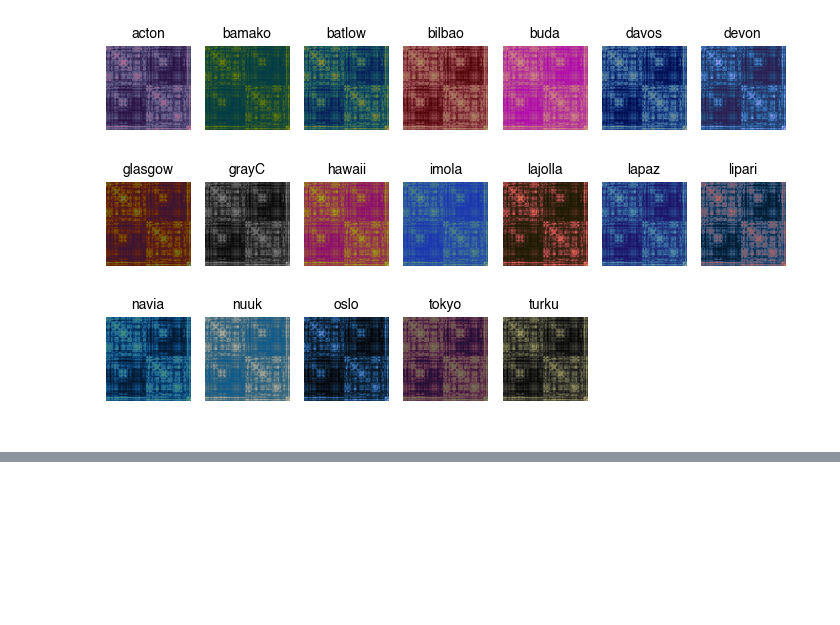
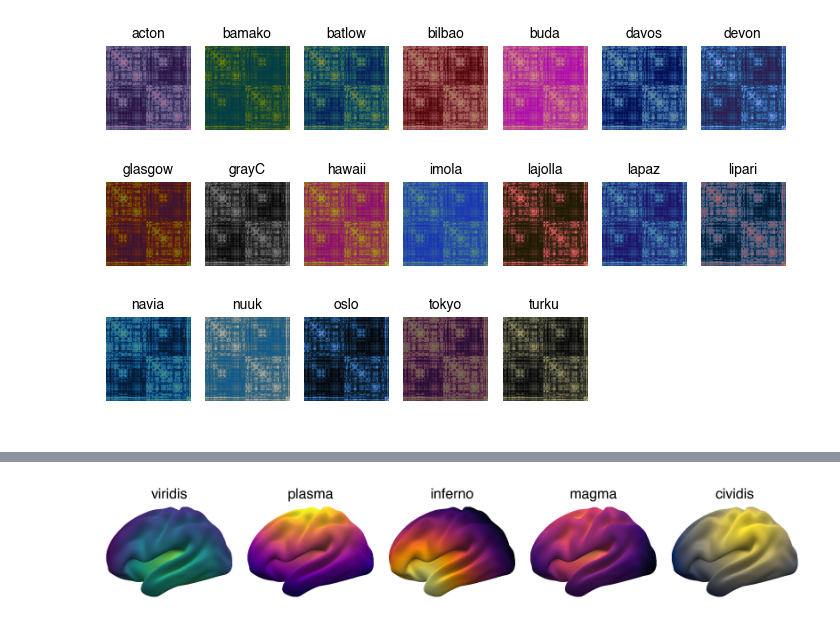
Before and after one commit to leon-k-martin/bss-plot, a Jupyter notebook: docs/intro.ipynb, the cells around one changed output, grey strips where cells are left out. Saved outputs shown, nothing was run; the diff lists cells and outputs as text; code cells hidden in the pictures; blank space fills up the shorter version.

```diff
--- a/docs/intro.ipynb
+++ b/docs/intro.ipynb
@@ -244,0 +244,23 @@ plt.show()
+# %%
+palettes_matplotlib = ["viridis", "plasma", "inferno", "magma", "cividis"]
+nrow = 1
+ncol = len(palettes_matplotlib)
+
+# Create a grid for displaying all sequential palettes
+fig, axs = plt.subplots(nrows=nrow, ncols=ncol, dpi=400)
+
+# Loop over each palette and display it using imshow
+for ax, palette_name in zip(axs, palettes_matplotlib):
+    msp.plot_surf(
+        vertices,
+        triangles,
+        overlay=get_rand_data(),
+        ax=ax,
+        view="lateral",
+        cmap=palette_name,
+    )
+
+    ax.set_title(palette_name)
+    ax.axis("off")  # Optional: turn off axis
+# %% [output]
+[figure, added]
```
Also changed, not shown: parts of 8 cells of this notebook, 7 other files.
